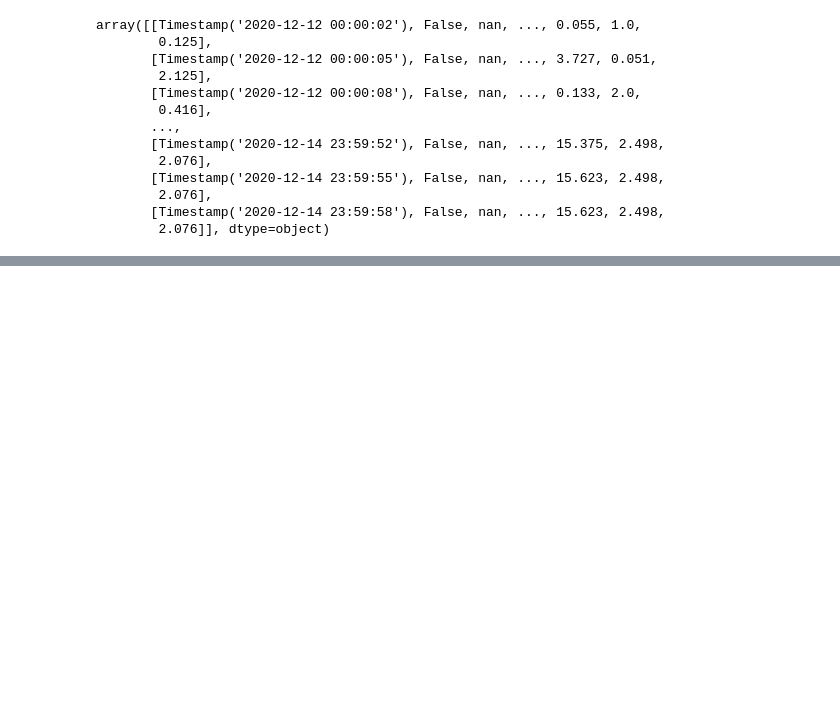
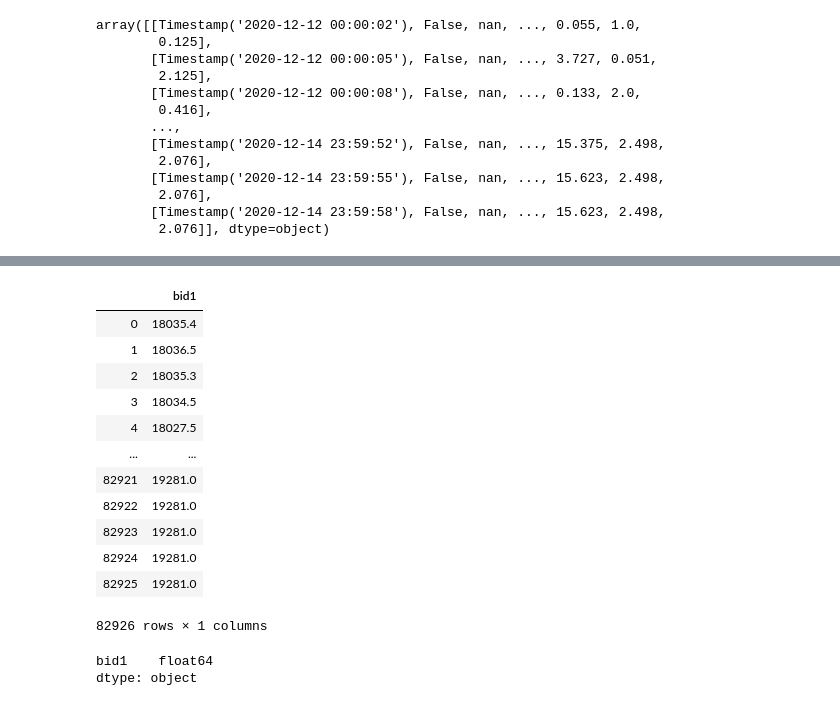
Before and after one commit to TwineTickler/tradingproject, a Jupyter notebook: testing/Untitled.ipynb, the cells around one changed output, grey strips where cells are left out. Saved outputs shown, nothing was run; the diff lists cells and outputs as text; code cells hidden in the pictures; blank space fills up the shorter version.

```diff
--- a/testing/Untitled.ipynb
+++ b/testing/Untitled.ipynb
@@ -192,0 +231,21 @@ array([[Timestamp('2020-12-12 00:00:02'), False, nan, ..., 0.055, 1.0,
+# %%
+df
+# %% [output]
+|  | bid1 |
+| 0 | 18035.4 |
+| 1 | 18036.5 |
+| 2 | 18035.3 |
+| 3 | 18034.5 |
+| 4 | 18027.5 |
+| ... | ... |
+| 82921 | 19281.0 |
+| 82922 | 19281.0 |
+| 82923 | 19281.0 |
+| 82924 | 19281.0 |
+| 82925 | 19281.0 |
+82926 rows × 1 columns
+# %%
+df.dtypes
+# %% [output]
+bid1    float64
+dtype: object
```
Also changed, not shown: parts of 31 cells of this notebook, 3 other files.
